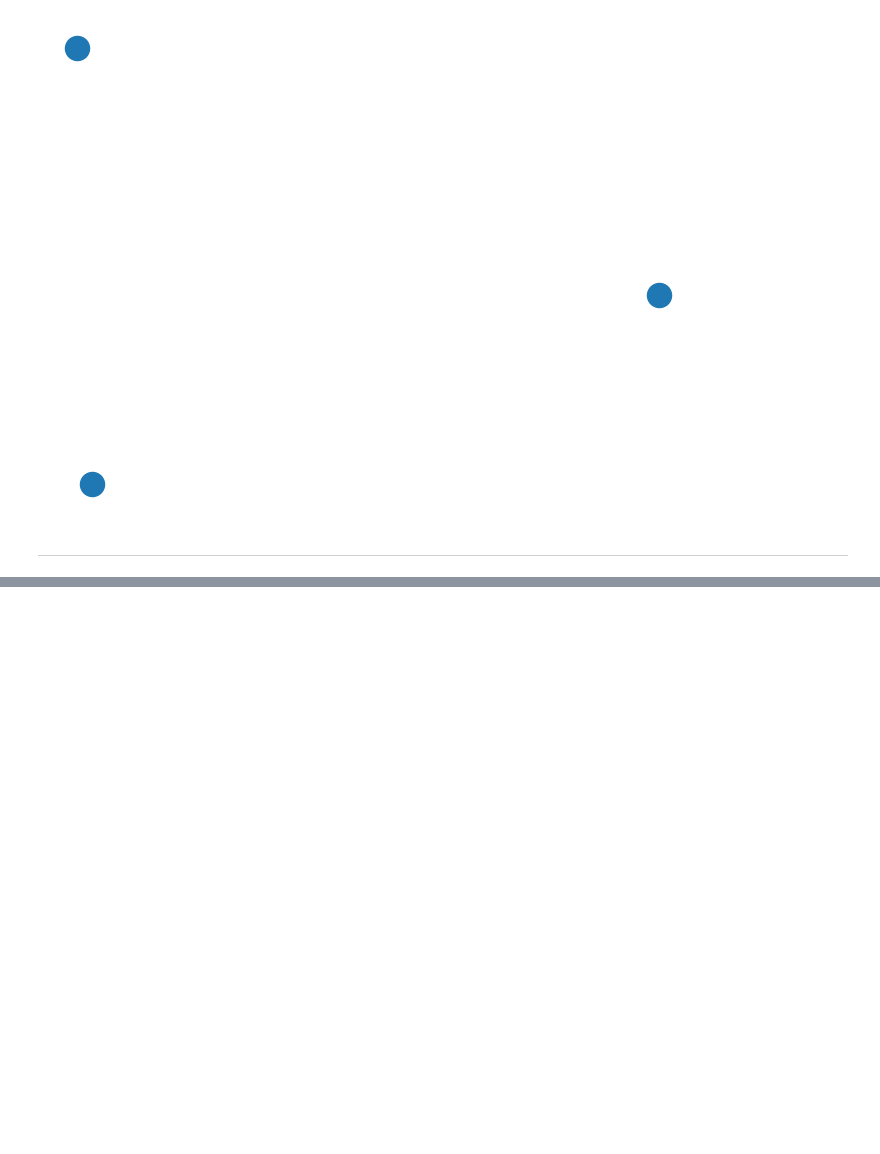
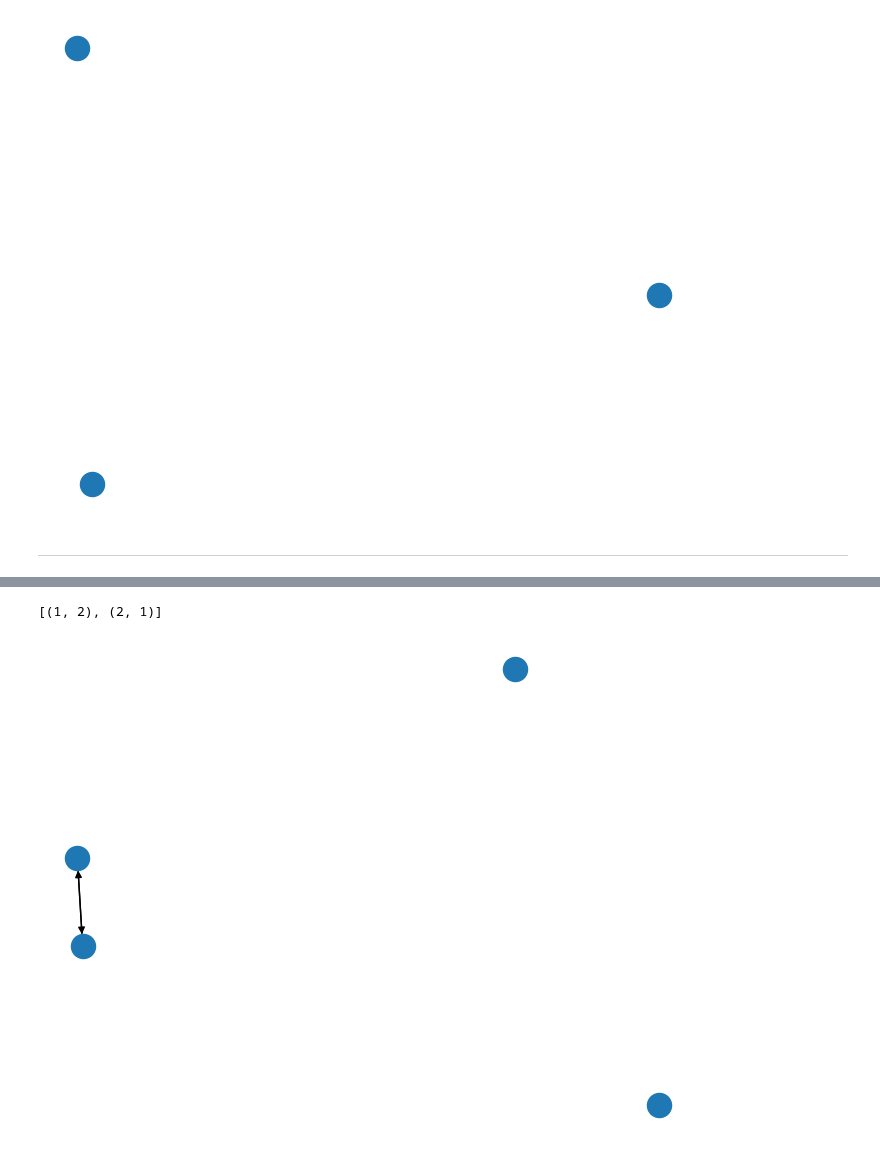
Before and after one commit to atseewal/NetworkX-Tutorial, a Jupyter notebook: NetworkX-Tutorial.ipynb, the cells around one changed output, grey strips where cells are left out. Cells and saved outputs as stored; diff of their text form; code cells hidden in the pictures; blank space fills up the shorter version.

Commit message:
Using the grpah constructors

```diff
--- a/NetworkX-Tutorial.ipynb
+++ b/NetworkX-Tutorial.ipynb
@@ -184,0 +189,8 @@ nx.draw(G)
+# %%
+G.add_edge(1, 2)
+H = nx.DiGraph(G) # Create a DiGraph using the connections from G
+print(list(H.edges()))
+nx.draw(H)
+# %% [output]
+[(1, 2), (2, 1)]
+[figure, added]
```
Also changed, not shown: parts of 4 cells of this notebook.
